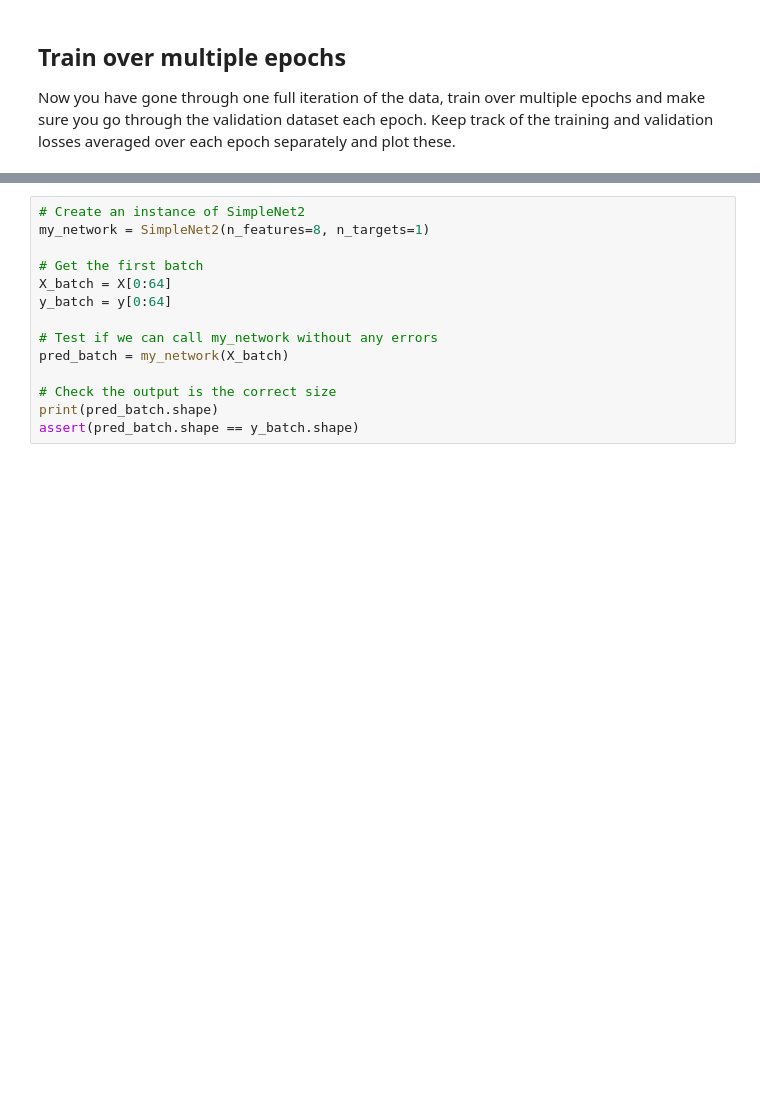
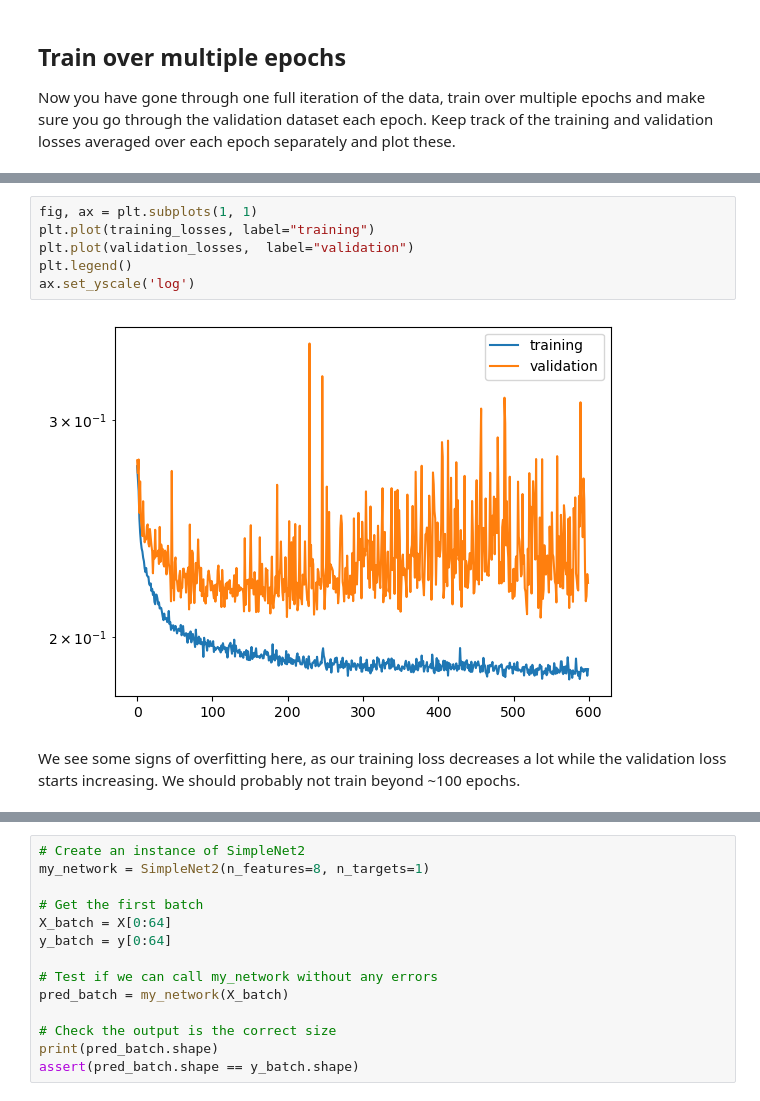
Before and after one commit to lm2612/Tutorials, a Jupyter notebook: 3_deeplearning/3-DeepLearning_HousePrice_Answers.ipynb, the cells around one changed output, grey strips where cells are left out. Drawn from its saved outputs; the diff is of its cells as text; blank space fills up the shorter version.

```diff
--- a/3_deeplearning/3-DeepLearning_HousePrice_Answers.ipynb
+++ b/3_deeplearning/3-DeepLearning_HousePrice_Answers.ipynb
@@ -302 +387,11 @@ Add things into loss function to reduce overfitting.
+# %%
+fig, ax = plt.subplots(1, 1)
+plt.plot(training_losses, label="training")
+plt.plot(validation_losses,  label="validation")
+plt.legend()
+ax.set_yscale('log')
+# %% [output]
+[figure, added]
+# %% [markdown]
+We see some signs of overfitting here, as our training loss decreases a lot while the validation loss starts increasing. We should probably not train beyond ~100 epochs.
 # %% [markdown]
```
Also changed, not shown: parts of 43 cells of this notebook.
